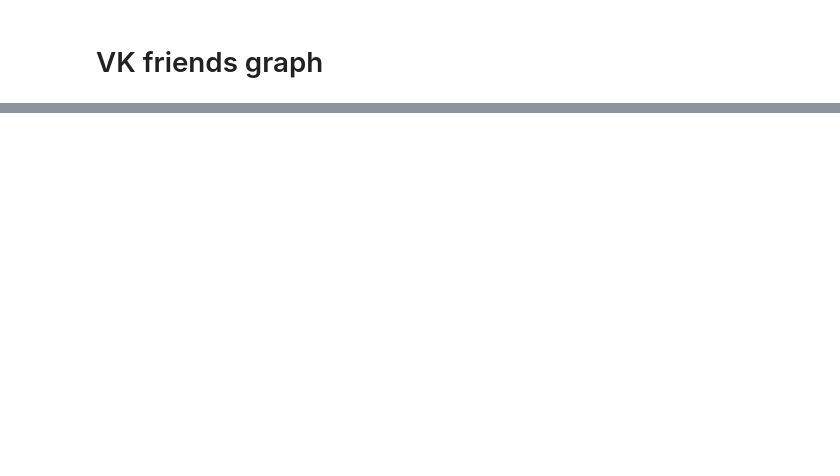
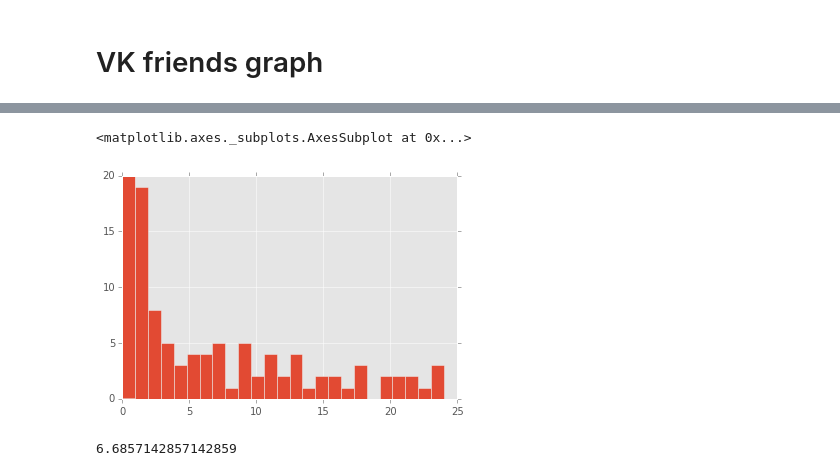
Before and after one commit to DmitrySerg/VK, a Jupyter notebook: VK_analysis.ipynb, the cells around one changed output, grey strips where cells are left out. Saved outputs shown, nothing was run; the diff lists cells and outputs as text; code cells hidden in the pictures; blank space fills up the shorter version.

```diff
--- a/VK_analysis.ipynb
+++ b/VK_analysis.ipynb
@@ -75,0 +42,3 @@ friends.head()
+# %%
+def length_mutual(source_id, target_id):
+    return len(api.friends.getMutual(source_uid = source_id, target_uid = target_id))
@@ -75,0 +51,7 @@ friends.head()
+# %%
+for i in range(len(friends)):
+    time.sleep(0.3)
+    try:
+        friends.loc[i, 'mutual'] = length_mutual(my_id, friends.loc[i, 0])
+    except:
+        friends.loc[i, 'mutual'] = 0
@@ -75,0 +67,9 @@ friends.head()
+# %%
+friends.mutual.hist(bins=25)
+# %% [output]
+<matplotlib.axes._subplots.AxesSubplot at 0x...>
+[figure, added]
+# %%
+friends.mutual.mean()
+# %% [output]
+6.6857142857142859
```
Also changed, not shown: parts of 23 cells of this notebook.
